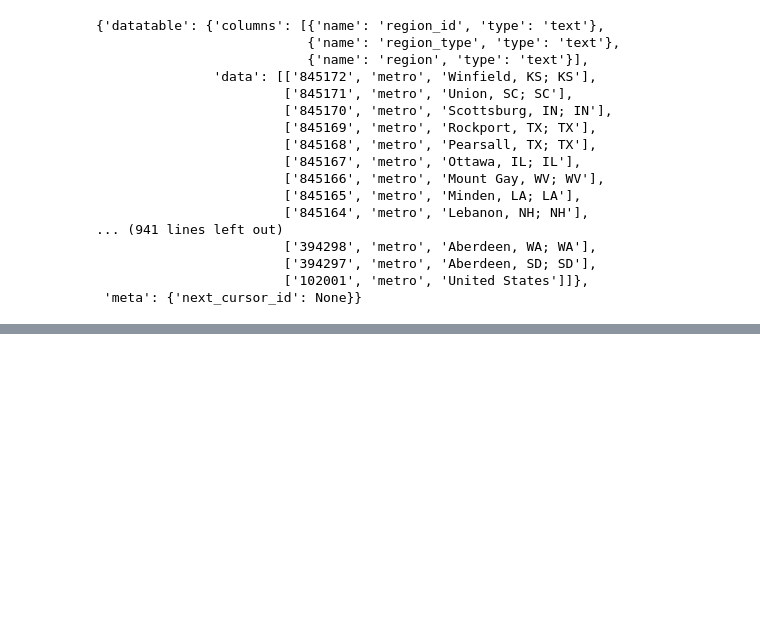
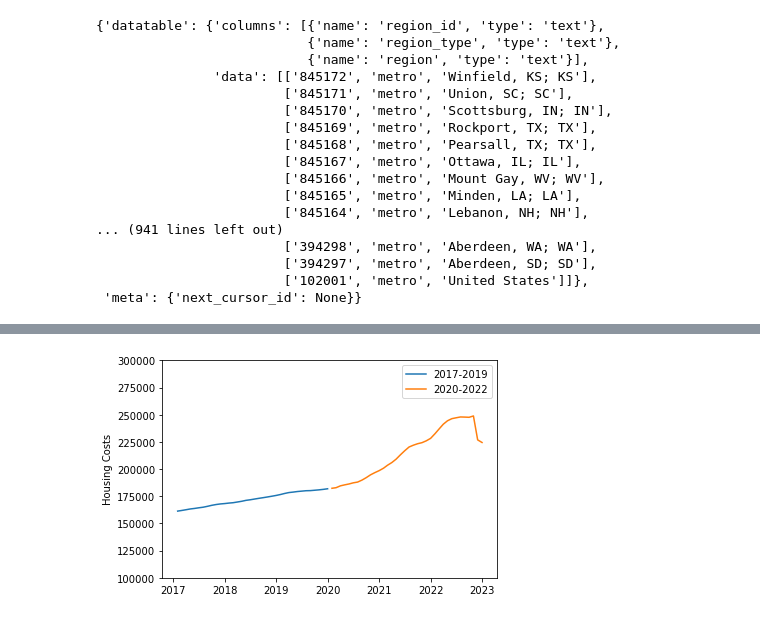
Before and after one commit to edshanks/Analyzing-the-Effects-of-COVID-on-the-American-Real-Estate-Market, a Jupyter notebook: Zillow_Starter.ipynb, the cells around one changed output, grey strips where cells are left out. Saved outputs shown, nothing was run; the diff lists cells and outputs as text; code cells hidden in the pictures; blank space fills up the shorter version.

```diff
--- a/Zillow_Starter.ipynb
+++ b/Zillow_Starter.ipynb
@@ -102,3 +208,27 @@ new_york
+# %%
+# Create a figure and axis object
+fig, ax = plt.subplots()
+
+# Set the y-axis label
+ax.set_ylabel('Housing Costs')
+
+# Plot the data for 2018-2020 on one line
+data1 = df17s["St. Louis"]['price']
+ax.plot(df17s["St. Louis"]['date'], data1, label='2017-2019')
+
+# Plot the data for 2021-2023 on another line
+data2 = df20s["St. Louis"]['price']
+ax.plot(df20s["St. Louis"]['date'], data2, label='2020-2022')
+
+# Add a legend to the plot
+ax.legend()
+
+plt.ylim([100000 , 300000])
+
+# Show the plot
+plt.show()
+# %% [output]
+[figure, added]
 # %%
 #stl2 = stl['datatable']['data']
 #date = []
```
Also changed, not shown: parts of 7 cells of this notebook.
